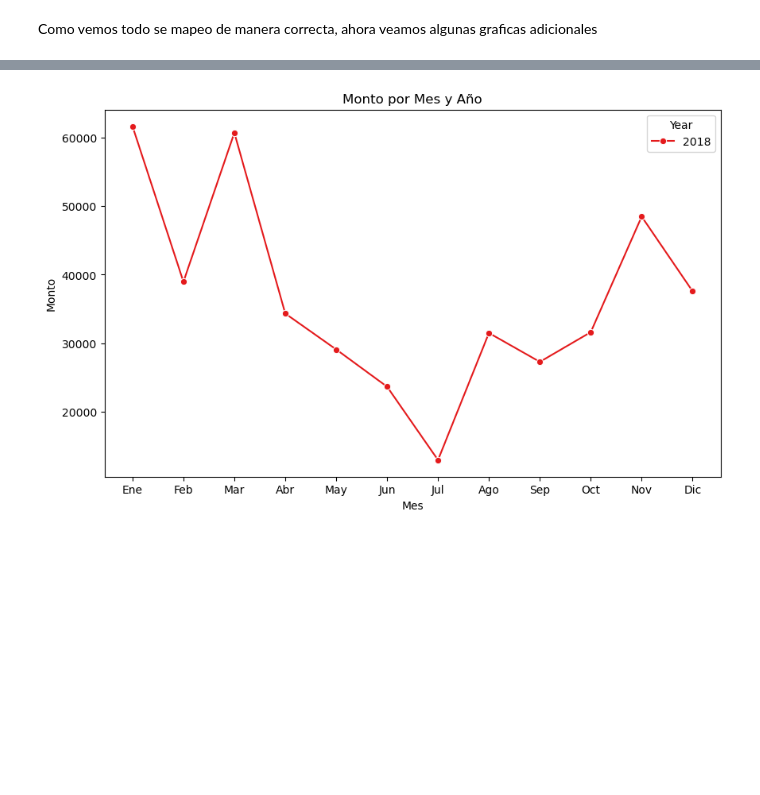
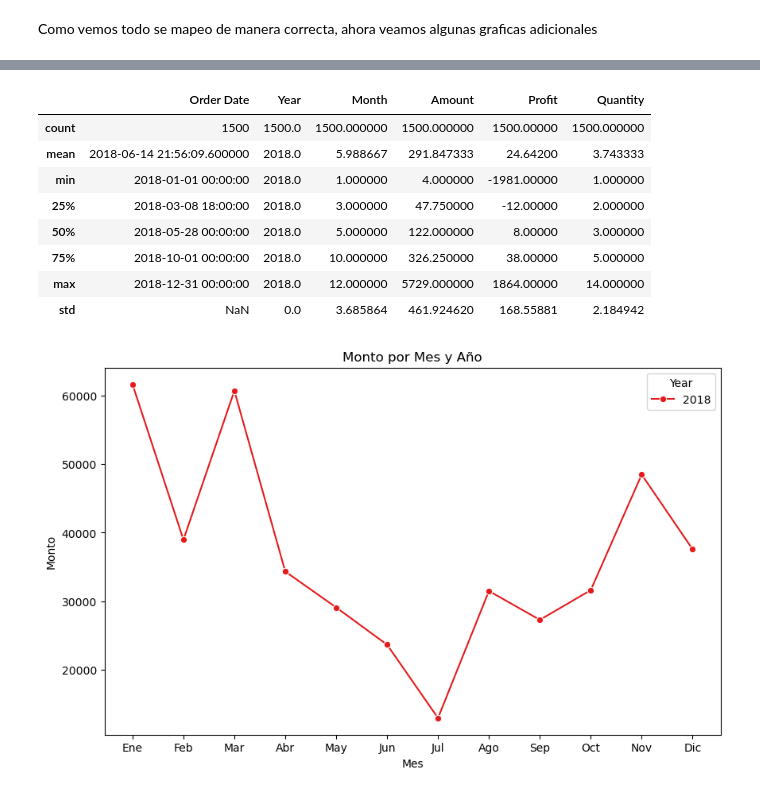
Before and after one commit to maogue94/FPCD, a Jupyter notebook: FUNDAMENTOS_PROGRAMACION/ENCUENTRO_FINAL/Actividad.ipynb, the cells around one changed output, grey strips where cells are left out. Cells and saved outputs as stored; diff of their text form; code cells hidden in the pictures; blank space fills up the shorter version.

```diff
--- a/FUNDAMENTOS_PROGRAMACION/ENCUENTRO_FINAL/Actividad.ipynb
+++ b/FUNDAMENTOS_PROGRAMACION/ENCUENTRO_FINAL/Actividad.ipynb
@@ -332,3 +340,15 @@ Como vemos todo se mapeo de manera correcta, ahora veamos algunas graficas adici
+# %%
+df_consolidado_orders.describe()
+# %% [output]
+|  | Order Date | Year | Month | Amount | Profit | Quantity |
+| count | 1500 | 1500.0 | 1500.000000 | 1500.000000 | 1500.00000 | 1500.000000 |
+| mean | 2018-06-14 21:56:09.600000 | 2018.0 | 5.988667 | 291.847333 | 24.64200 | 3.743333 |
+| min | 2018-01-01 00:00:00 | 2018.0 | 1.000000 | 4.000000 | -1981.00000 | 1.000000 |
+| 25% | 2018-03-08 18:00:00 | 2018.0 | 3.000000 | 47.750000 | -12.00000 | 2.000000 |
+| 50% | 2018-05-28 00:00:00 | 2018.0 | 5.000000 | 122.000000 | 8.00000 | 3.000000 |
+| 75% | 2018-10-01 00:00:00 | 2018.0 | 10.000000 | 326.250000 | 38.00000 | 5.000000 |
+| max | 2018-12-31 00:00:00 | 2018.0 | 12.000000 | 5729.000000 | 1864.00000 | 14.000000 |
+| std | NaN | 0.0 | 3.685864 | 461.924620 | 168.55881 | 2.184942 |
 # %%
 # Agrupar por año y mes y sumar el moonto
 monto_por_mes_año = df_consolidado_orders.groupby(['Year', 'Month'])['Amount'].sum().reset_index(name='Monto total')
```
Also changed, not shown: parts of 1 cell of this notebook.
